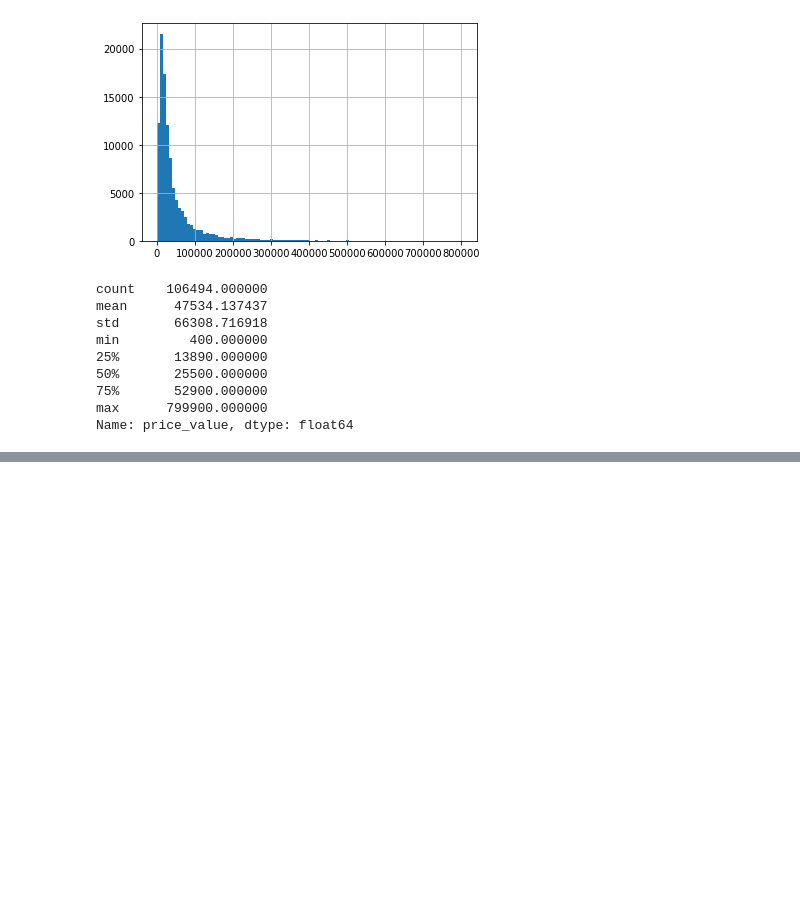
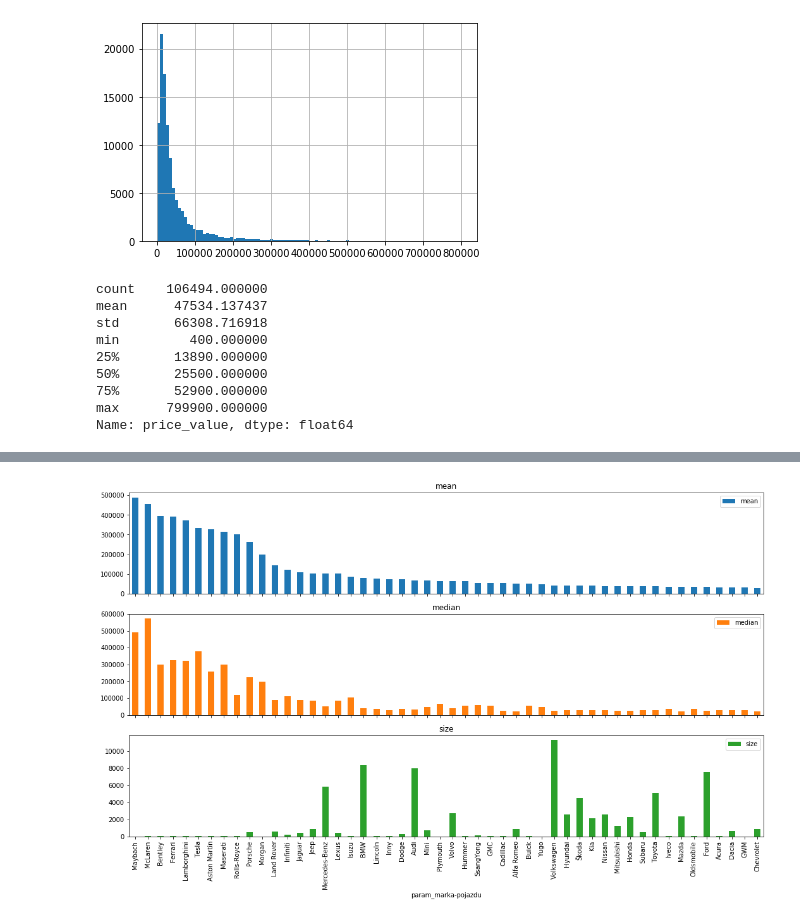
Before and after one commit to kamilkolodziejski/dw-predict-car, a Jupyter notebook: day2_visualisation.ipynb, the cells around one changed output, grey strips where cells are left out. Drawn from its saved outputs; the diff is of its cells as text; code cells hidden in the pictures; blank space fills up the shorter version.

```diff
--- a/day2_visualisation.ipynb
+++ b/day2_visualisation.ipynb
@@ -74,0 +68,4 @@ group_and_barplot('param_kategoria', feat_sort='size');
+# %%
+group_and_barplot('param_marka-pojazdu', feat_sort='mean');
+# %% [output]
+[figure, added]
```
Also changed, not shown: parts of 7 cells of this notebook.
